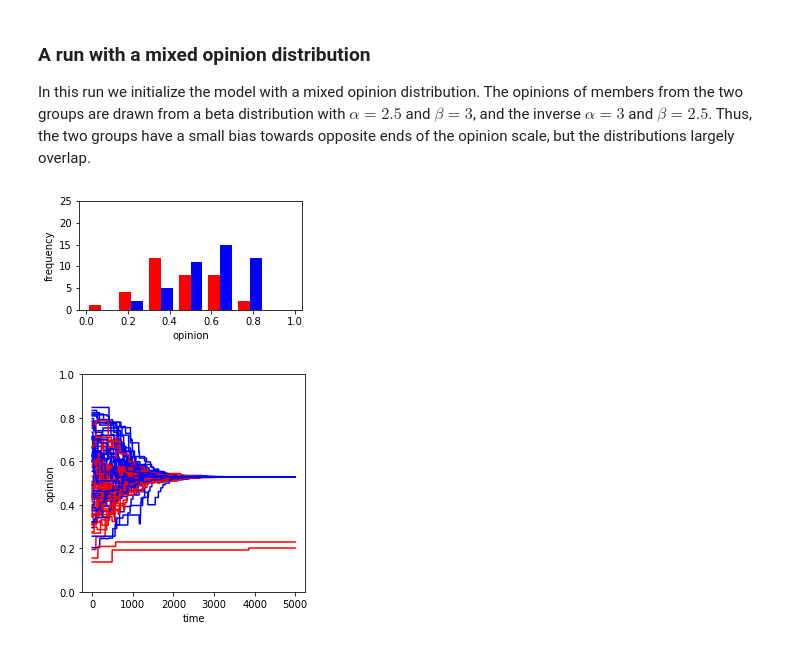
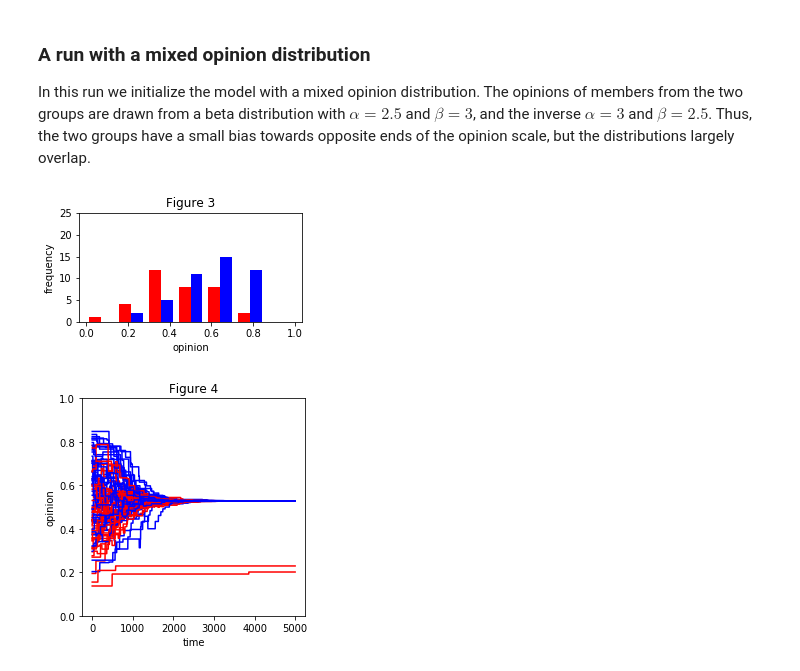
Before and after one commit to defSim/defSim-examples, a Jupyter notebook: NewAttributeInitializer.ipynb, the cells around one changed output. Drawn from its saved outputs; the diff is of its cells as text; code cells hidden in the pictures.

```diff
--- a/NewAttributeInitializer.ipynb
+++ b/NewAttributeInitializer.ipynb
@@ -132,27 +133,28 @@ results_mixed = my_simulation.run_simulation()
 # %%
 G = results_mixed.loc[0, 'Graph']
 sexes = [v for k, v in nx.get_node_attributes(G, 'sex').items()]
 x = [results_mixed['Tickwise_f01'][0][0], sexes]
 x = list(map(list, zip(*x)))
 
 #plt.hist(x, 10, density=False, histtype='bar')#, color=['red', 'blue'], label=['red', 'blue'])
 
 plt.figure(figsize=[4, 2])
 
 opinion_t0_male = [i for i, j in x if j == 'male']
 opinion_t0_female = [i for i, j in x if j == 'female']
 
 bins = np.linspace(0, 1, 8)
 
 plt.hist([opinion_t0_female, opinion_t0_male], bins=bins, color=['r', 'b'])
 
 plt.xlabel('opinion')
 plt.ylabel('frequency')
 plt.ylim(0, 25)
+plt.title("Figure 3")
 
 plt.show()
 # %% [output]
-[figure, old version]
+[figure, new version]
 # %%
 G = results_mixed.loc[0, 'Graph']
 sexes = [v for k, v in nx.get_node_attributes(G, 'sex').items()]
@@ -169,7 +171,8 @@ for i in range(len(opinions)):
 plt.ylabel('opinion')
 plt.xlabel('time')
 plt.ylim(0, 1)
+plt.title("Figure 4")
 
 plt.show()
 # %% [output]
-[figure, old version]
+[figure, new version]
```
Also changed, not shown: parts of 3 cells of this notebook, 2 other files.
